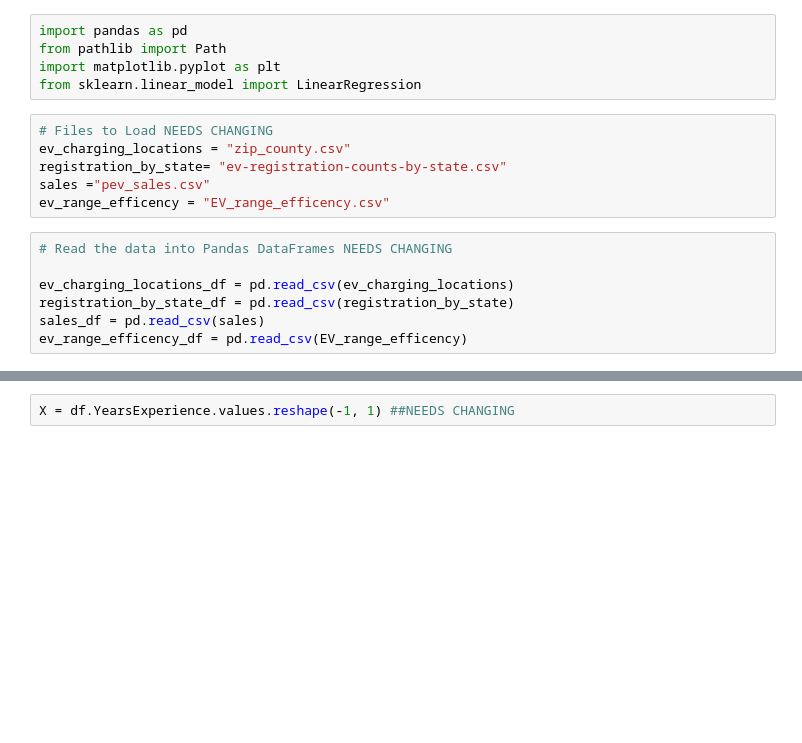
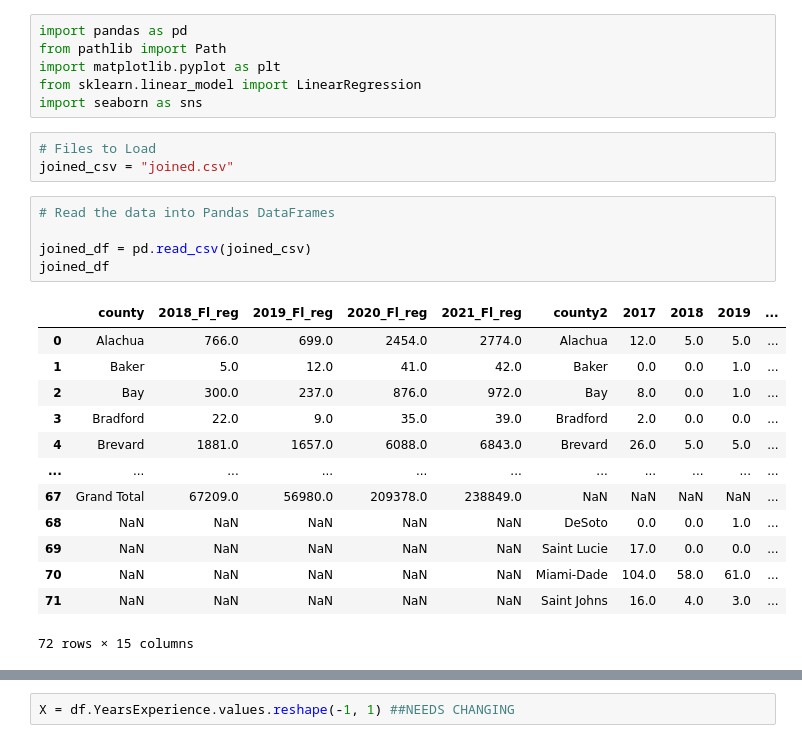
Before and after one commit to A-Klaber/project_fin, a Jupyter notebook: Project_Fin_ML_model.ipynb, the cells around one changed output, grey strips where cells are left out. Saved outputs shown, nothing was run; the diff lists cells and outputs as text; blank space fills up the shorter version.

```diff
--- a/Project_Fin_ML_model.ipynb
+++ b/Project_Fin_ML_model.ipynb
@@ -3,16 +3,26 @@ import pandas as pd
 from pathlib import Path
 import matplotlib.pyplot as plt
 from sklearn.linear_model import LinearRegression
+import seaborn as sns
 # %%
-# Files to Load NEEDS CHANGING
-ev_charging_locations = "zip_county.csv"
-registration_by_state= "ev-registration-counts-by-state.csv"
-sales ="pev_sales.csv"
-ev_range_efficency = "EV_range_efficency.csv"
+# Files to Load
+joined_csv = "joined.csv"
 # %%
-# Read the data into Pandas DataFrames NEEDS CHANGING
+# Read the data into Pandas DataFrames
 
-ev_charging_locations_df = pd.read_csv(ev_charging_locations)
-registration_by_state_df = pd.read_csv(registration_by_state)
-sales_df = pd.read_csv(sales)
-ev_range_efficency_df = pd.read_csv(EV_range_efficency)
+joined_df = pd.read_csv(joined_csv)
+joined_df
+# %% [output]
+|  | county | 2018_Fl_reg | 2019_Fl_reg | 2020_Fl_reg | 2021_Fl_reg | county2 | 2017 | 2018 | 2019 | ... |
+| 0 | Alachua | 766.0 | 699.0 | 2454.0 | 2774.0 | Alachua | 12.0 | 5.0 | 5.0 | ... |
+| 1 | Baker | 5.0 | 12.0 | 41.0 | 42.0 | Baker | 0.0 | 0.0 | 1.0 | ... |
+| 2 | Bay | 300.0 | 237.0 | 876.0 | 972.0 | Bay | 8.0 | 0.0 | 1.0 | ... |
+| 3 | Bradford | 22.0 | 9.0 | 35.0 | 39.0 | Bradford | 2.0 | 0.0 | 0.0 | ... |
+| 4 | Brevard | 1881.0 | 1657.0 | 6088.0 | 6843.0 | Brevard | 26.0 | 5.0 | 5.0 | ... |
+| ... | ... | ... | ... | ... | ... | ... | ... | ... | ... | ... |
+| 67 | Grand Total | 67209.0 | 56980.0 | 209378.0 | 238849.0 | NaN | NaN | NaN | NaN | ... |
+| 68 | NaN | NaN | NaN | NaN | NaN | DeSoto | 0.0 | 0.0 | 1.0 | ... |
+| 69 | NaN | NaN | NaN | NaN | NaN | Saint Lucie | 17.0 | 0.0 | 0.0 | ... |
+| 70 | NaN | NaN | NaN | NaN | NaN | Miami-Dade | 104.0 | 58.0 | 61.0 | ... |
+| 71 | NaN | NaN | NaN | NaN | NaN | Saint Johns | 16.0 | 4.0 | 3.0 | ... |
+72 rows × 15 columns
```
Also changed, not shown: parts of 6 cells of this notebook.
